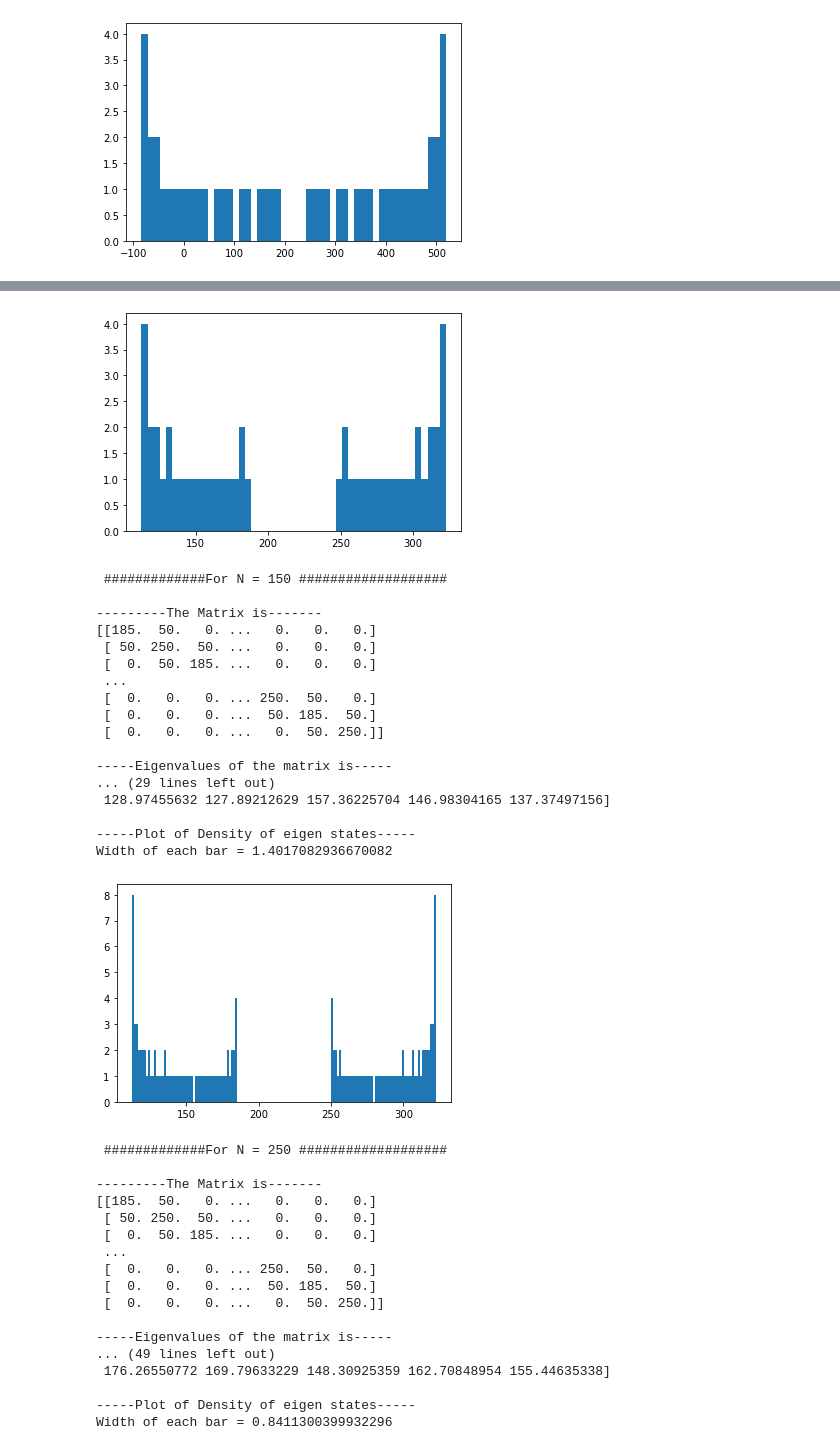
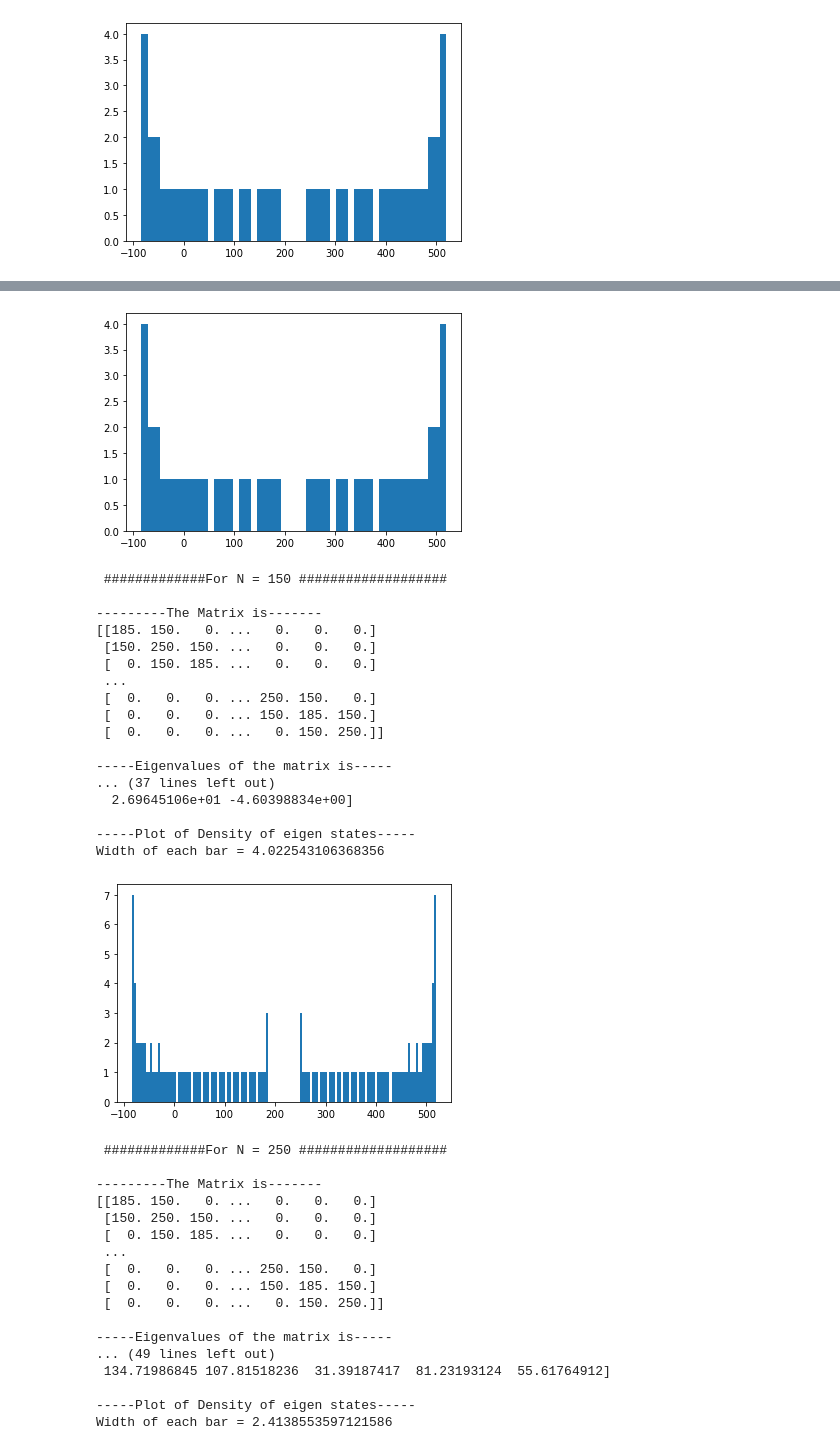
Before and after one commit to mahatosourav00/AMR_Course_6th_Sem, a Jupyter notebook: Assignment 1/QB_Ass1_AMR_Sourav_Mahato_1811157.ipynb, the cells around one changed output, grey strips where cells are left out. Saved outputs shown, nothing was run; the diff lists cells and outputs as text; code cells hidden in the pictures.

```diff
--- a/Assignment 1/QB_Ass1_AMR_Sourav_Mahato_1811157.ipynb
+++ b/Assignment 1/QB_Ass1_AMR_Sourav_Mahato_1811157.ipynb
@@ -159,7 +159,7 @@ Width of each bar = 12.047583853054503
 # %%
 # Varing(increasing) the N values keeping other parameters constant
 print("\n ---############ Varing(increasing) the N values keeping other parameters constant #########---")
-off_diag = 50
+off_diag = 150
 while n <= 550 :
     print("\n\n #############For N =",n,"###################")
     # n*n matrix
@@ -216,36 +216,36 @@ Width of each bar = 4.198733627818695
-[figure, old version]
+[figure, new version]
  #############For N = 150 ###################
 
 ---------The Matrix is-------
-[[185.  50.   0. ...   0.   0.   0.]
- [ 50. 250.  50. ...   0.   0.   0.]
- [  0.  50. 185. ...   0.   0.   0.]
+[[185. 150.   0. ...   0.   0.   0.]
+ [150. 250. 150. ...   0.   0.   0.]
+ [  0. 150. 185. ...   0.   0.   0.]
  ...
- [  0.   0.   0. ... 250.  50.   0.]
- [  0.   0.   0. ...  50. 185.  50.]
- [  0.   0.   0. ...   0.  50. 250.]]
+ [  0.   0.   0. ... 250. 150.   0.]
+ [  0.   0.   0. ... 150. 185. 150.]
+ [  0.   0.   0. ...   0. 150. 250.]]
 
 -----Eigenvalues of the matrix is-----
-... (29 lines left out)
- 128.97455632 127.89212629 157.36225704 146.98304165 137.37497156]
+... (37 lines left out)
+  2.69645106e+01 -4.60398834e+00]
 
 -----Plot of Density of eigen states-----
-Width of each bar = 1.4017082936670082
+Width of each bar = 4.022543106368356
-[figure, old version]
+[figure, new version]
  #############For N = 250 ###################
 
 ---------The Matrix is-------
-[[185.  50.   0. ...   0.   0.   0.]
- [ 50. 250.  50. ...   0.   0.   0.]
- [  0.  50. 185. ...   0.   0.   0.]
+[[185. 150.   0. ...   0.   0.   0.]
+ [150. 250. 150. ...   0.   0.   0.]
+ [  0. 150. 185. ...   0.   0.   0.]
  ...
- [  0.   0.   0. ... 250.  50.   0.]
- [  0.   0.   0. ...  50. 185.  50.]
- [  0.   0.   0. ...   0.  50. 250.]]
+ [  0.   0.   0. ... 250. 150.   0.]
+ [  0.   0.   0. ... 150. 185. 150.]
+ [  0.   0.   0. ...   0. 150. 250.]]
 
 -----Eigenvalues of the matrix is-----
 ... (49 lines left out)
- 176.26550772 169.79633229 148.30925359 162.70848954 155.44635338]
+ 134.71986845 107.81518236  31.39187417  81.23193124  55.61764912]
 
 -----Plot of Density of eigen states-----
-Width of each bar = 0.8411300399932296
+Width of each bar = 2.4138553597121586
```
Also changed, not shown: parts of 1 cell of this notebook, 2 other files.
